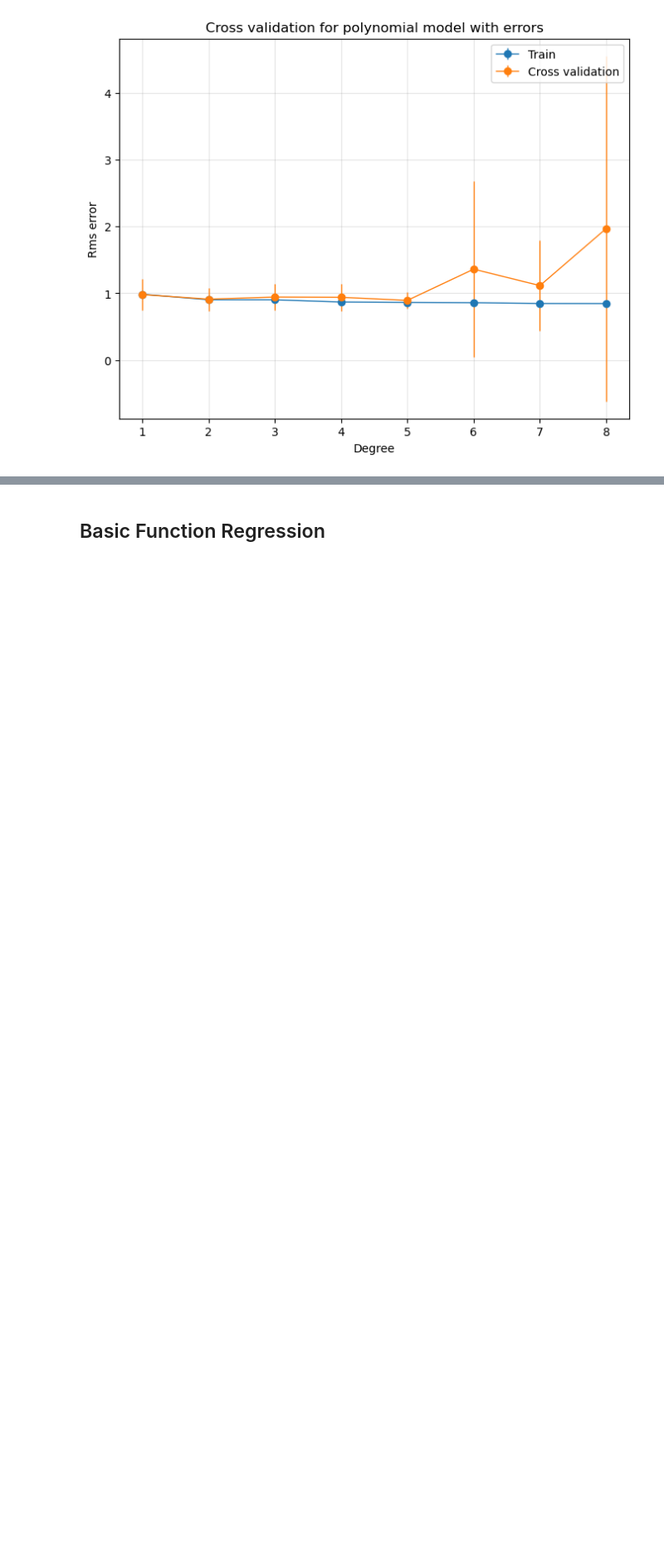
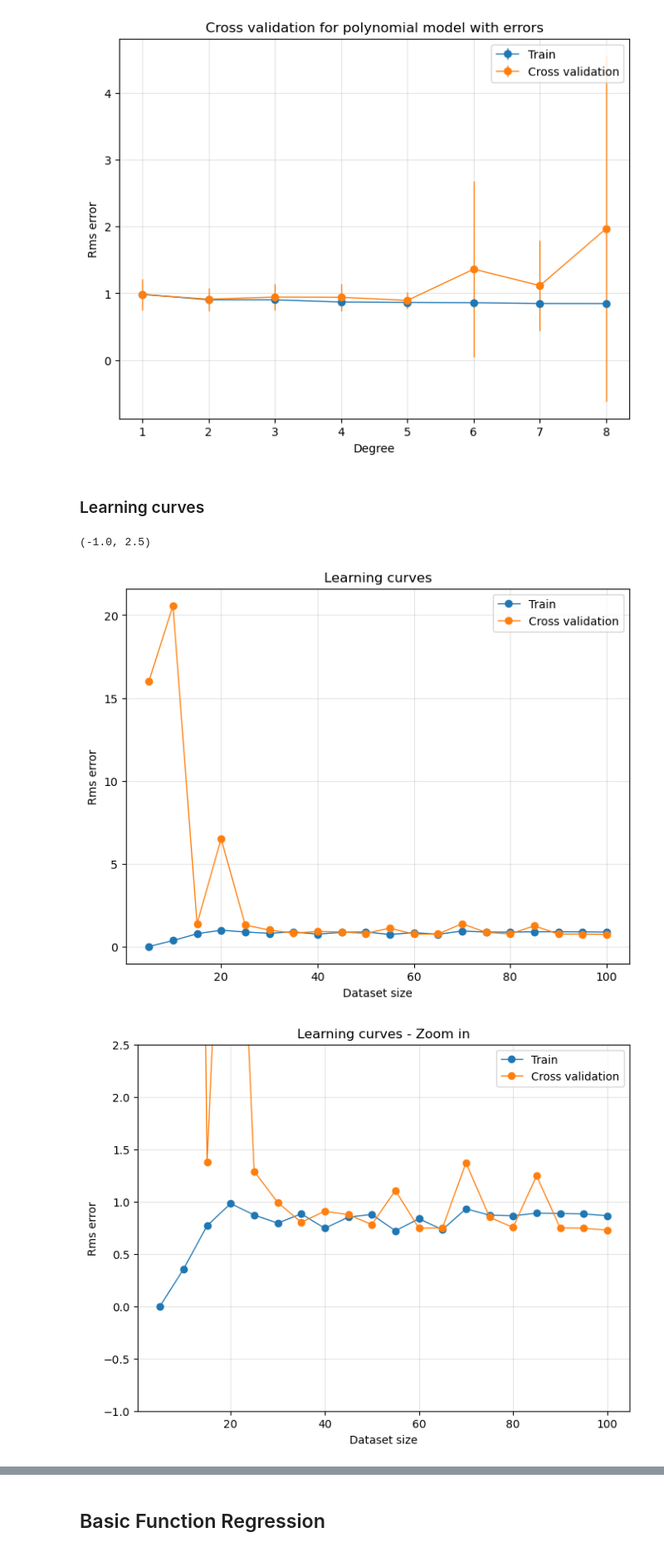
Before and after one commit to Isabella-Famoso/astrostatistics_bicocca_2024, a Jupyter notebook: working/L17/Supernovae I.ipynb, the cells around one changed output, grey strips where cells are left out. Shown at 83% size. Saved outputs shown, nothing was run; the diff lists cells and outputs as text; code cells hidden in the pictures; blank space fills up the shorter version.

Commit message:
Learning curves for all the regressors

```diff
--- a/working/L17/Supernovae I.ipynb
+++ b/working/L17/Supernovae I.ipynb
@@ -240,3 +240,5 @@ ax2.legend()
 <matplotlib.legend.Legend at 0x...>
 [figure]
 [figure]
+# %% [markdown]
+### Learning curves
@@ -242,0 +285,47 @@ ax2.legend()
+# %%
+#Plot the errors
+fig = plt.figure(figsize=(8,6))
+ax = fig.gca()
+ax.grid(c='grey', alpha = 0.2)
+ax.set_title('Learning curves')
+ax.set_xlabel('Dataset size')
+ax.plot(size, rms_train_tot, label = 'Train', marker = 'o', lw = 1)
+ax.plot(size, rms_test_tot, label = 'Cross validation', marker = 'o', lw = 1)
+ax.set_ylabel('Rms error')
+ax.legend()
+
+fig2 = plt.figure(figsize=(8,6))
+ax2 = fig2.gca()
+ax2.grid(c='grey', alpha = 0.2)
+ax2.set_title('Learning curves - Zoom in')
+ax2.set_xlabel('Dataset size')
+ax2.plot(size, rms_train_tot, label = 'Train', marker = 'o', lw = 1)
+ax2.plot(size, rms_test_tot, label = 'Cross validation', marker = 'o', lw = 1)
+ax2.set_ylabel('Rms error')
+ax2.legend()
+ax2.set_ylim(-1.0, 2.5)
+
+fig3 = plt.figure(figsize=(8,6))
+ax3 = fig3.gca()
+ax3.grid(c='grey', alpha = 0.2)
+ax3.set_title('Learning curves with errors')
+ax3.set_xlabel('Dataset size')
+ax3.errorbar(size, rms_train_tot, rms_train_tot_std, label = 'Train', marker = 'o', lw = 1)
+ax3.errorbar(size, rms_test_tot, rms_test_tot_std, label = 'Cross validation', marker = 'o', lw = 1)
+ax3.set_ylabel('Rms error')
+ax3.legend()
+
+fig4 = plt.figure(figsize=(8,6))
+ax4 = fig4.gca()
+ax4.grid(c='grey', alpha = 0.2)
+ax4.set_title('Learning curves with errors - Zoom in')
+ax4.set_xlabel('Dataset size')
+ax4.errorbar(size, rms_train_tot, rms_train_tot_std, label = 'Train', marker = 'o', lw = 1)
+ax4.errorbar(size, rms_test_tot, rms_test_tot_std, label = 'Cross validation', marker = 'o', lw = 1)
+ax4.set_ylabel('Rms error')
+ax4.legend()
+ax4.set_ylim(-1.0, 2.5)
+# %% [output]
+(-1.0, 2.5)
+[figure, new version]
+[figure, new version]
```
Also changed, not shown: parts of 26 cells of this notebook.
